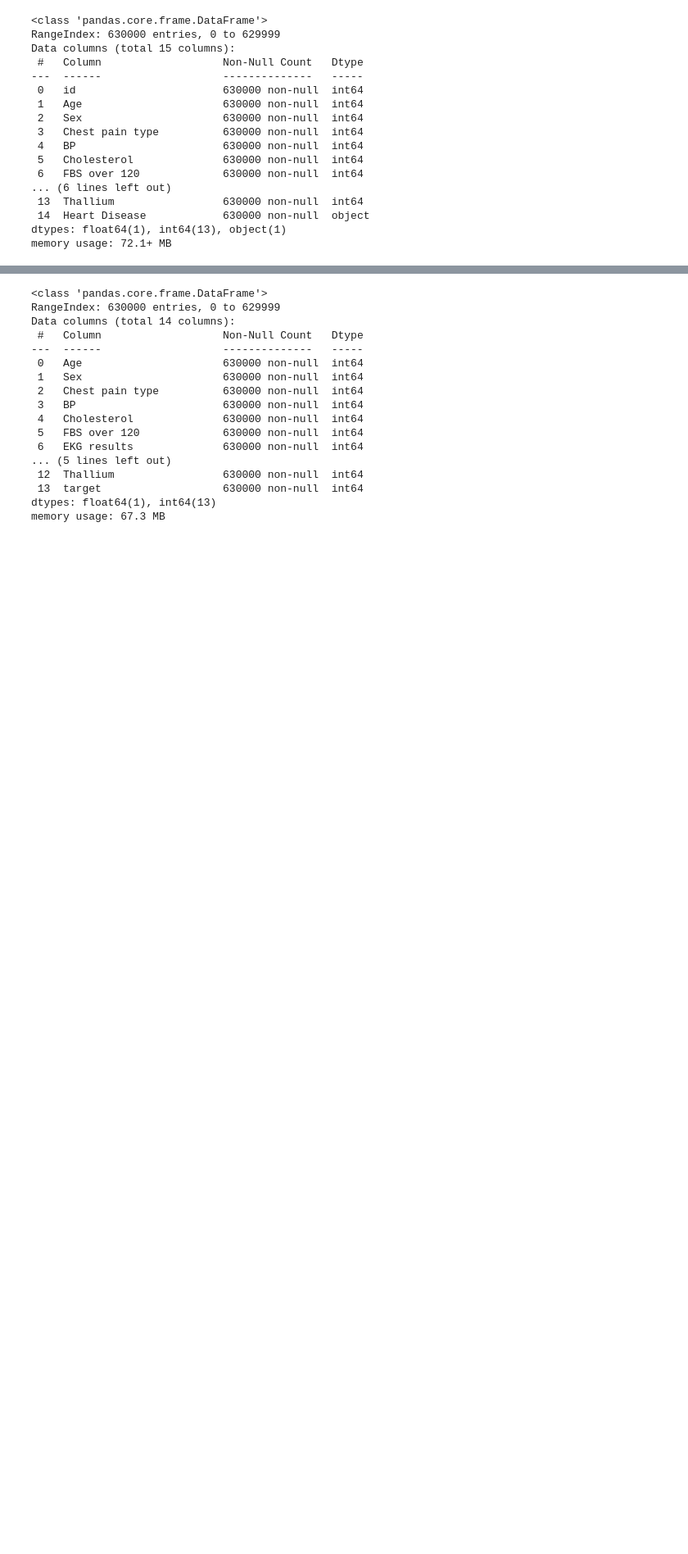
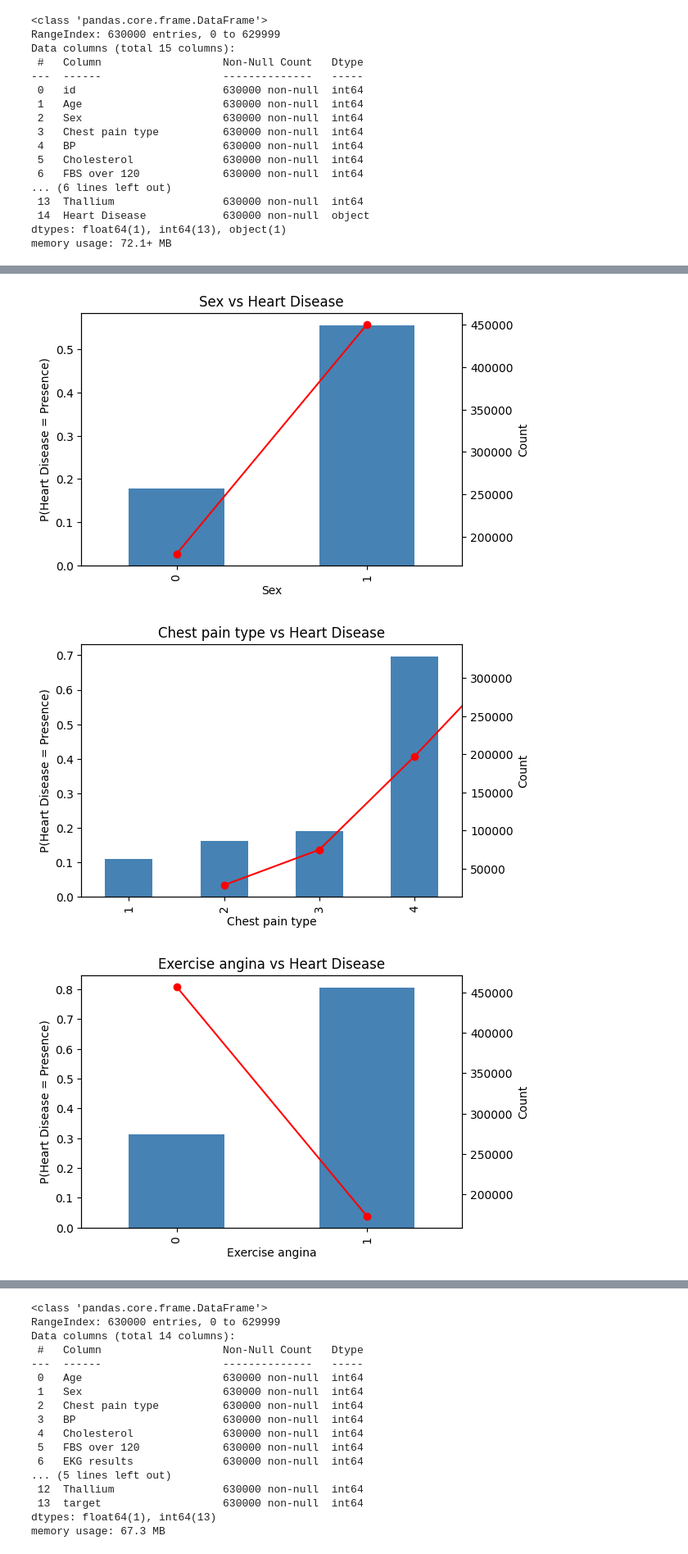
Before and after one commit to cringe-syco/ML, a Jupyter notebook: data/heart_disease/eda.ipynb, the cells around one changed output, grey strips where cells are left out. Shown at 82% size. Saved outputs shown, nothing was run; the diff lists cells and outputs as text; code cells hidden in the pictures; blank space fills up the shorter version.

```diff
--- a/data/heart_disease/eda.ipynb
+++ b/data/heart_disease/eda.ipynb
@@ -128,0 +191,27 @@ df = df.drop(columns=['Heart Disease', 'id'])
+# %%
+def plot_cat_target(df, feature):
+    prob = df.groupby(feature)["target"].mean()
+    count = df.groupby(feature)["target"].count()
+
+    fig, ax1 = plt.subplots(figsize=(6,4))
+
+    prob.plot(kind="bar", ax=ax1, color="steelblue")
+    ax1.set_ylabel("P(Heart Disease = Presence)")
+    ax1.set_title(f"{feature} vs Heart Disease")
+
+    ax2 = ax1.twinx()
+    count.plot(kind="line", ax=ax2, color="red", marker="o")
+    ax2.set_ylabel("Count")
+
+    plt.show()
+
+plot_cat_target(df, "Sex")
+plot_cat_target(df, "Chest pain type")
+plot_cat_target(df, "Exercise angina")
+plot_cat_target(df, "Slope of ST")
+plot_cat_target(df, "Number of vessels fluro")
+plot_cat_target(df, "Thallium")
+# %% [output]
+[figure, added]
+[figure, added]
+[figure, added]
```
Also changed, not shown: parts of 32 cells of this notebook, 2 other files.
